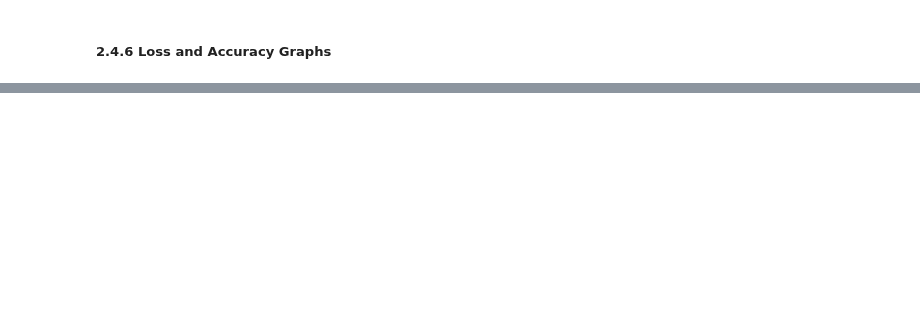
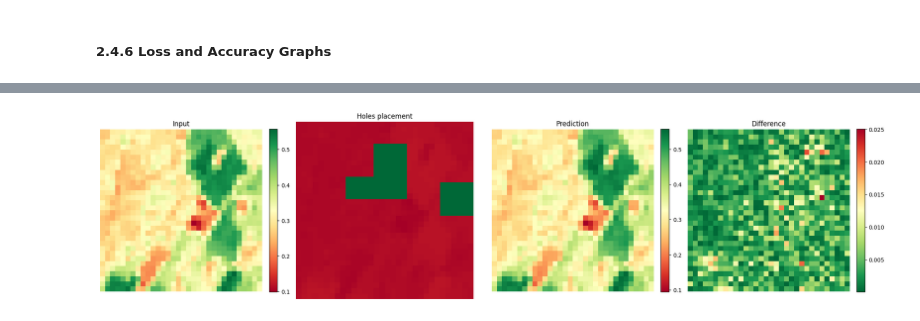
Before and after one commit to larasauser/2024_MLEES, a Jupyter notebook: Project/project_script.ipynb, the cells around one changed output, grey strips where cells are left out. Cells and saved outputs as stored; diff of their text form; code cells hidden in the pictures; blank space fills up the shorter version.

```diff
--- a/Project/project_script.ipynb
+++ b/Project/project_script.ipynb
@@ -819,0 +1088,4 @@ plot_history(history, '/content/drive/My Drive/NDVI_Landsat8_10/training_history
+# %%
+# Replace NaN with MASK_VALUE in training and validation datasets
+X_test = np.nan_to_num(X_test, nan=MASK_VALUE)
+y_test = np.nan_to_num(y_test, nan=MASK_VALUE)
@@ -819,0 +1098,6 @@ plot_history(history, '/content/drive/My Drive/NDVI_Landsat8_10/training_history
+# %%
+# Define the custom loss function
+def masked_mae(y_true, y_pred):
+    mask = tf.cast(tf.not_equal(y_true, MASK_VALUE), tf.float32)
+    loss = tf.reduce_sum(mask * tf.abs(y_true - y_pred)) / tf.reduce_sum(mask)
+    return loss
@@ -819,0 +1106,6 @@ plot_history(history, '/content/drive/My Drive/NDVI_Landsat8_10/training_history
+# %%
+from tensorflow.keras.models import load_model
+
+# Load the saved model
+model_path = '/content/drive/My Drive/NDVI_Landsat8_10/best_unet_model.keras'
+best_model = load_model(model_path, custom_objects={'masked_mae': masked_mae})
@@ -819,0 +1121,3 @@ plot_history(history, '/content/drive/My Drive/NDVI_Landsat8_10/training_history
+# %%
+# Generate predictions
+y_pred = best_model.predict(X_test)
@@ -819,0 +1126,43 @@ plot_history(history, '/content/drive/My Drive/NDVI_Landsat8_10/training_history
+# %%
+import numpy as np
+import matplotlib.pyplot as plt
+
+# Calculer la différence entre l'image prédite et l'image originale (vérité terrain)
+difference = np.abs(X_test - y_pred.squeeze())  # Valeurs absolues des différences
+
+# Visualiser les résultats avec la différence
+idx = 10  # Changez cet index pour visualiser d'autres échantillons
+
+plt.figure(figsize=(20, 5))
+
+# Image d'entrée
+plt.subplot(1, 4, 1)
+plt.title("Input")
+img1 = plt.imshow(X_test[idx, :, :], cmap='RdYlGn')  # Supposant une seule couche
+plt.axis('off')
+plt.colorbar(img1, fraction=0.046, pad=0.04)
+
+# Vérité terrain
+plt.subplot(1, 4, 2)
+plt.title("Holes placement")
+img2 = plt.imshow(y_test[idx, :, :], cmap='RdYlGn')
+plt.axis('off')
+
+# Prédictions
+plt.subplot(1, 4, 3)
+plt.title("Prediction")
+img3 = plt.imshow(y_pred[idx, :, :], cmap='RdYlGn')
+plt.axis('off')
+plt.colorbar(img3, fraction=0.046, pad=0.04)
+
+# Différence
+plt.subplot(1, 4, 4)
+plt.title("Difference")
+img4 = plt.imshow(difference[idx, :, :], cmap='RdYlGn_r')  # Utilisation de 'hot' pour mettre en évidence les différences
+plt.axis('off')
+plt.colorbar(img4, fraction=0.046, pad=0.04)
+
+plt.tight_layout()
+plt.show()
+# %% [output]
+[figure, added]
```
Also changed, not shown: parts of 45 cells of this notebook.
